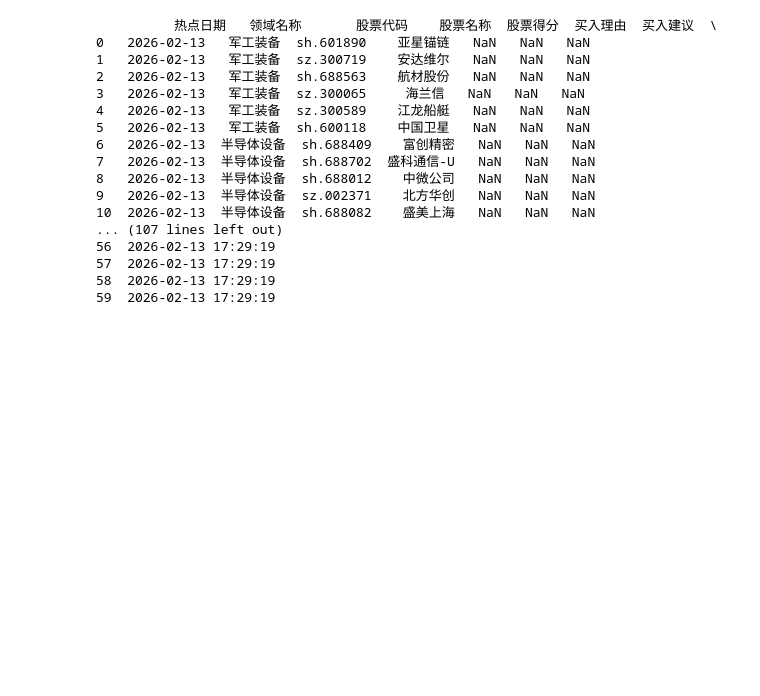
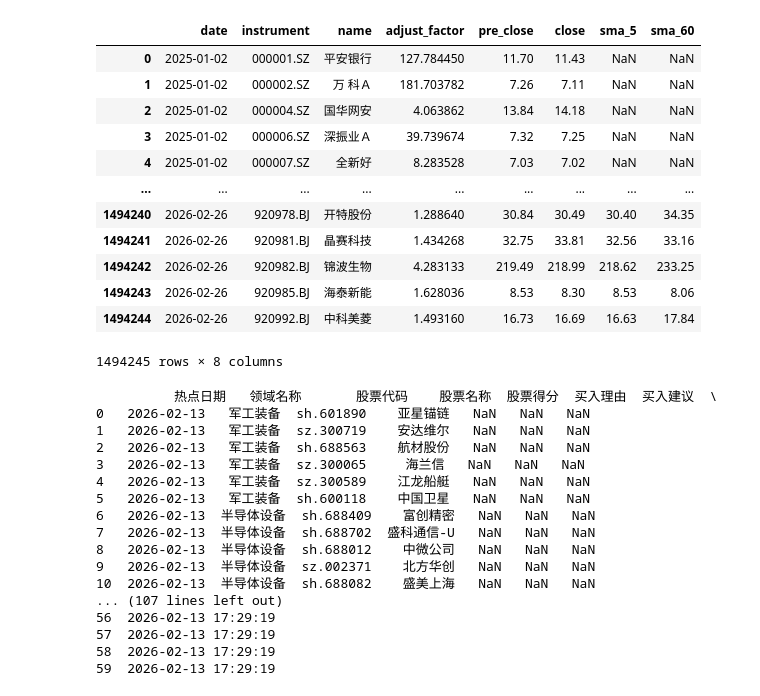
Before and after one commit to wangyao128/work, a Jupyter notebook: 数据探索/1.dataanalysisi.ipynb, the cells around one changed output. Drawn from its saved outputs; the diff is of its cells as text; code cells hidden in the pictures; blank space fills up the shorter version.

```diff
--- a/数据探索/1.dataanalysisi.ipynb
+++ b/数据探索/1.dataanalysisi.ipynb
@@ -100,3 +146,21 @@ order by a.date  asc
+# %%
+
+result = _.df()
+result
+# %% [output]
+|  | date | instrument | name | adjust_factor | pre_close | close | sma_5 | sma_60 |
+| 0 | 2025-01-02 | 000001.SZ | 平安银行 | 127.784450 | 11.70 | 11.43 | NaN | NaN |
+| 1 | 2025-01-02 | 000002.SZ | 万 科Ａ | 181.703782 | 7.26 | 7.11 | NaN | NaN |
+| 2 | 2025-01-02 | 000004.SZ | 国华网安 | 4.063862 | 13.84 | 14.18 | NaN | NaN |
+| 3 | 2025-01-02 | 000006.SZ | 深振业Ａ | 39.739674 | 7.32 | 7.25 | NaN | NaN |
+| 4 | 2025-01-02 | 000007.SZ | 全新好 | 8.283528 | 7.03 | 7.02 | NaN | NaN |
+| ... | ... | ... | ... | ... | ... | ... | ... | ... |
+| 1494240 | 2026-02-26 | 920978.BJ | 开特股份 | 1.288640 | 30.84 | 30.49 | 30.40 | 34.35 |
+| 1494241 | 2026-02-26 | 920981.BJ | 晶赛科技 | 1.434268 | 32.75 | 33.81 | 32.56 | 33.16 |
+| 1494242 | 2026-02-26 | 920982.BJ | 锦波生物 | 4.283133 | 219.49 | 218.99 | 218.62 | 233.25 |
+| 1494243 | 2026-02-26 | 920985.BJ | 海泰新能 | 1.628036 | 8.53 | 8.30 | 8.53 | 8.06 |
+| 1494244 | 2026-02-26 | 920992.BJ | 中科美菱 | 1.493160 | 16.73 | 16.69 | 16.63 | 17.84 |
+1494245 rows × 8 columns
 # %%
 #导入股票池
 import pandas as pd
```
Also changed, not shown: parts of 11 cells of this notebook, 11 other files.
